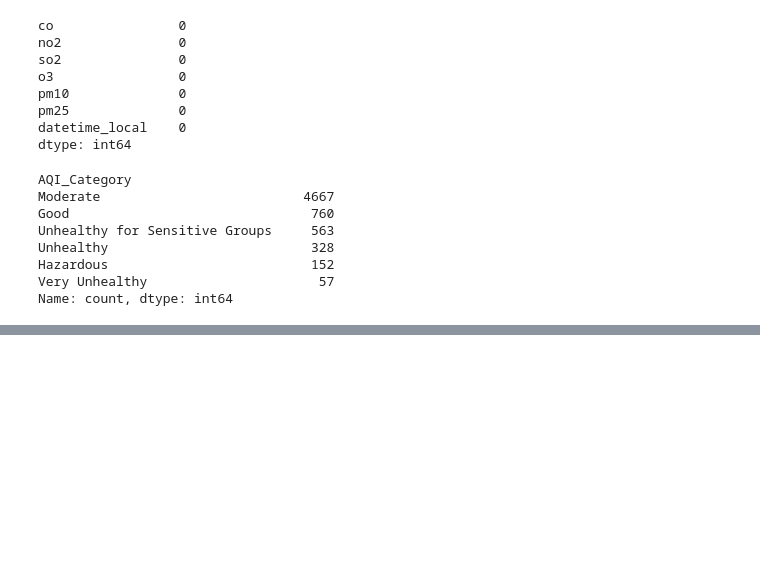
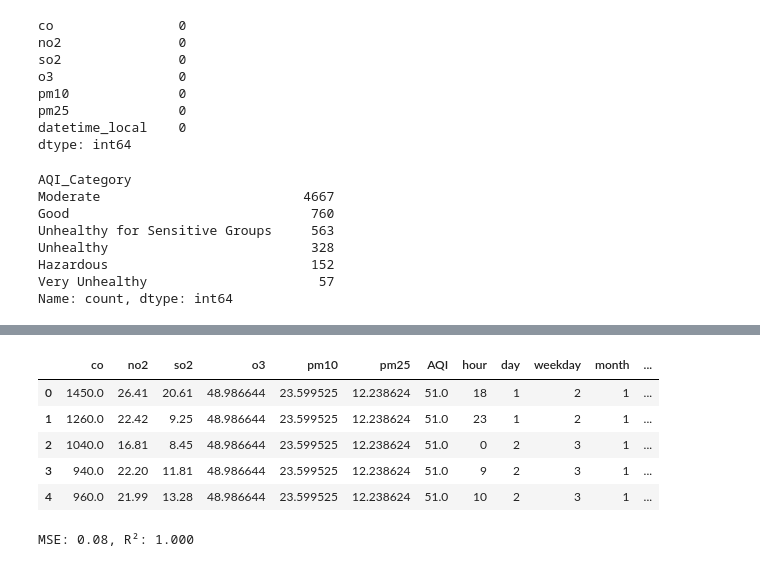
Before and after one commit to ivetkalchev/VarnaAir, a Jupyter notebook: varnaair.ipynb, the cells around one changed output, grey strips where cells are left out. Saved outputs shown, nothing was run; the diff lists cells and outputs as text; code cells hidden in the pictures; blank space fills up the shorter version.

Commit message:
model training

```diff
--- a/varnaair.ipynb
+++ b/varnaair.ipynb
@@ -568,0 +589,2 @@ Name: count, dtype: int64
+# %%
+final_combined_df['datetime_local'] = final_combined_df['datetime_local'].apply(lambda x: pandas.to_datetime(x, utc=True))
@@ -568,0 +617,8 @@ Name: count, dtype: int64
+# %%
+final_combined_df = final_combined_df.dropna(subset=['AQI'])
+# %%
+final_combined_df['hour'] = final_combined_df['datetime_local'].dt.hour
+final_combined_df['day'] = final_combined_df['datetime_local'].dt.day
+final_combined_df['weekday'] = final_combined_df['datetime_local'].dt.weekday
+final_combined_df['month'] = final_combined_df['datetime_local'].dt.month
+final_combined_df['is_weekend'] = final_combined_df['weekday'].isin([5, 6]).astype(int)
@@ -568,0 +634,11 @@ Name: count, dtype: int64
+# %%
+final_combined_df = final_combined_df.drop(['datetime_local', 'AQI_Category'], axis=1)
+# %%
+final_combined_df.head()
+# %% [output]
+|  | co | no2 | so2 | o3 | pm10 | pm25 | AQI | hour | day | weekday | month | ... |
+| 0 | 1450.0 | 26.41 | 20.61 | 48.986644 | 23.599525 | 12.238624 | 51.0 | 18 | 1 | 2 | 1 | ... |
+| 1 | 1260.0 | 22.42 | 9.25 | 48.986644 | 23.599525 | 12.238624 | 51.0 | 23 | 1 | 2 | 1 | ... |
+| 2 | 1040.0 | 16.81 | 8.45 | 48.986644 | 23.599525 | 12.238624 | 51.0 | 0 | 2 | 3 | 1 | ... |
+| 3 | 940.0 | 22.20 | 11.81 | 48.986644 | 23.599525 | 12.238624 | 51.0 | 9 | 2 | 3 | 1 | ... |
+| 4 | 960.0 | 21.99 | 13.28 | 48.986644 | 23.599525 | 12.238624 | 51.0 | 10 | 2 | 3 | 1 | ... |
@@ -568,0 +651,12 @@ Name: count, dtype: int64
+# %%
+model = RandomForestRegressor(n_estimators=100, random_state=42)
+model.fit(X_train, y_train)
+
+y_pred = model.predict(X_test)
+
+mse = mean_squared_error(y_test, y_pred)
+r2 = r2_score(y_test, y_pred)
+
+print(f"MSE: {mse:.2f}, R²: {r2:.3f}")
+# %% [output]
+MSE: 0.08, R²: 1.000
```
Also changed, not shown: parts of 11 cells of this notebook.
